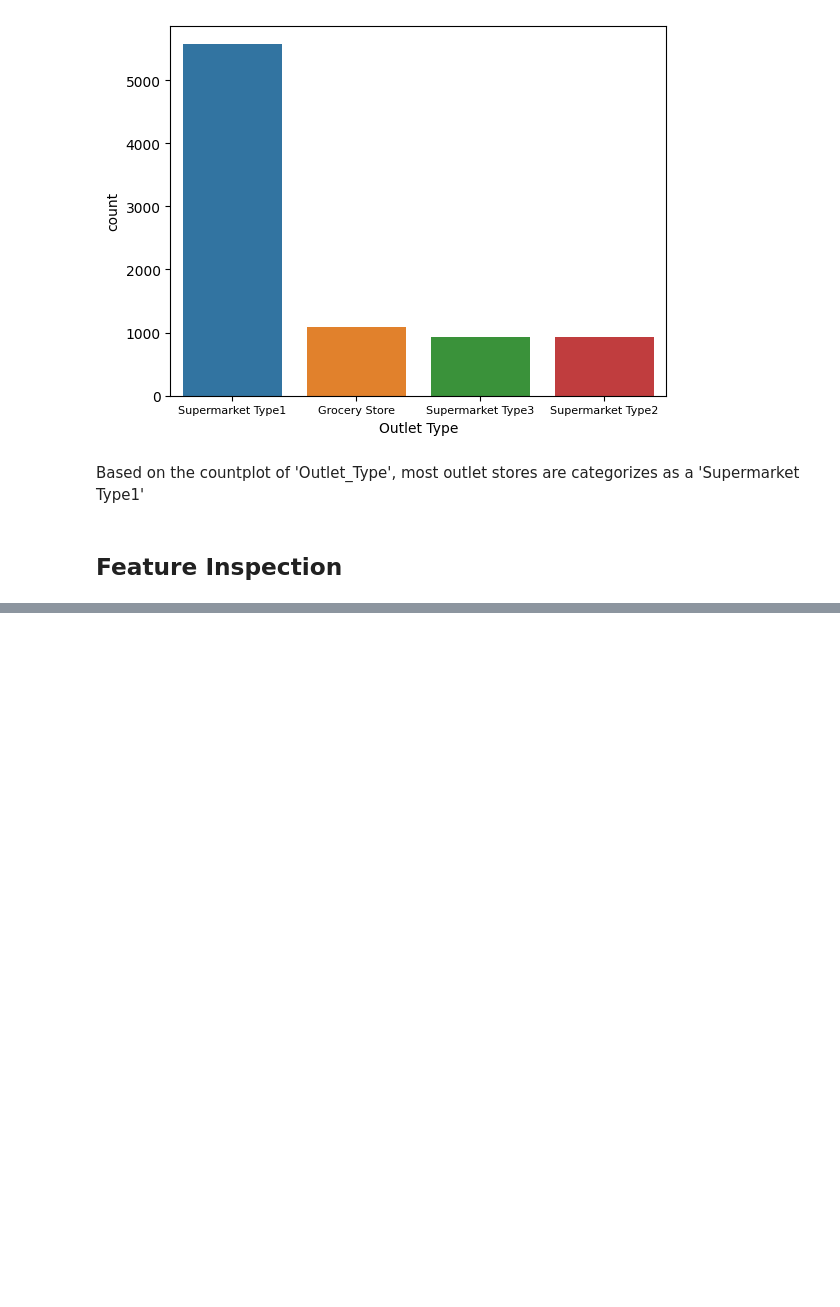
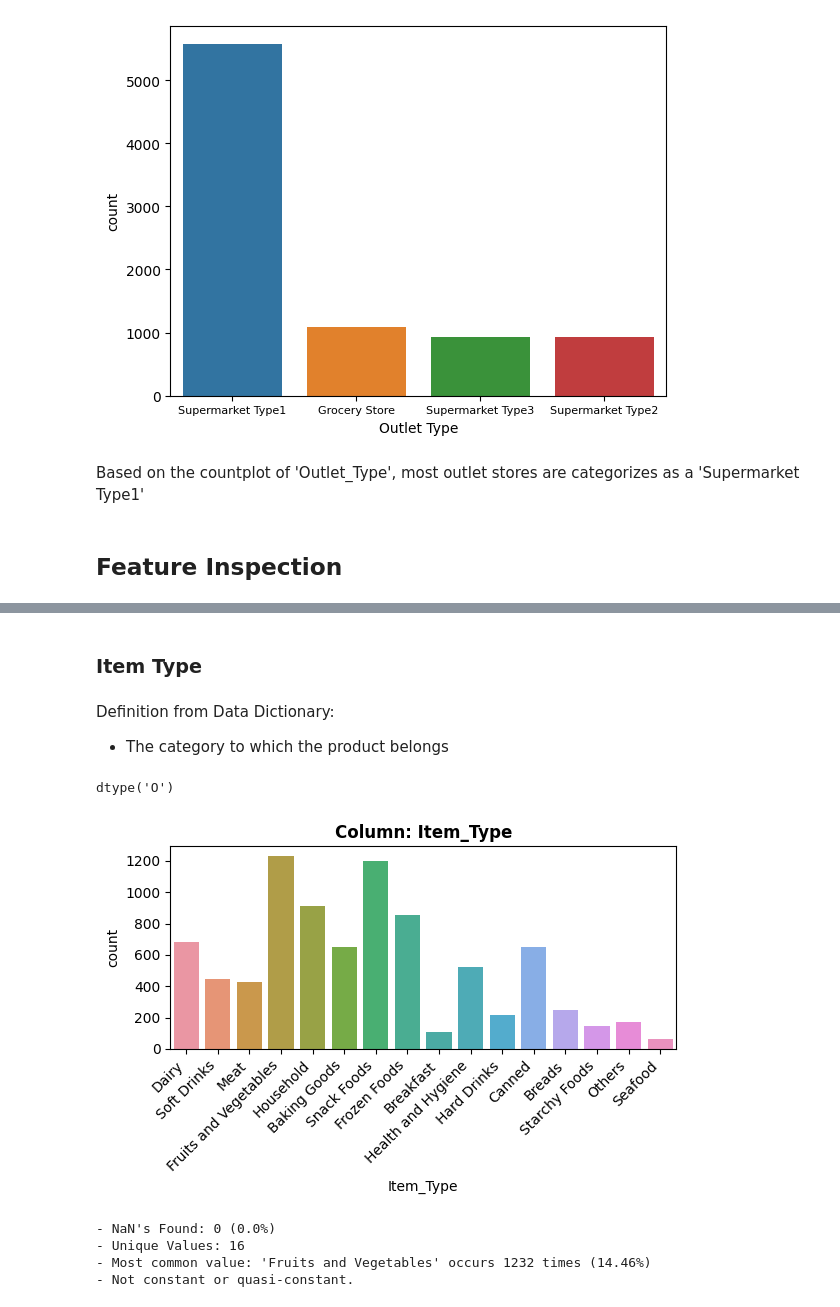
Before and after one commit to JoshTorre/Prediction-of-Product-Sales, a Jupyter notebook: Prediction_of_Product_Sales.ipynb, the cells around one changed output, grey strips where cells are left out. Saved outputs shown, nothing was run; the diff lists cells and outputs as text; code cells hidden in the pictures; blank space fills up the shorter version.

```diff
--- a/Prediction_of_Product_Sales.ipynb
+++ b/Prediction_of_Product_Sales.ipynb
@@ -590,0 +869,19 @@ In this section of the project, we will dig deeper into the data and prepare for
+# %% [markdown]
+### Item Type
+# %% [markdown]
+Definition from Data Dictionary:
+- The category to which the product belongs
+# %%
+# Confirming the dtype to select correct EDA function
+df1['Item_Type'].dtype
+# %% [output]
+dtype('O')
+# %%
+# Use function appropraite based on feature's dtype
+explore_categorical(df1, x = 'Item_Type');
+# %% [output]
+[figure, added]
+- NaN's Found: 0 (0.0%)
+- Unique Values: 16
+- Most common value: 'Fruits and Vegetables' occurs 1232 times (14.46%)
+- Not constant or quasi-constant.
```
Also changed, not shown: parts of 77 cells of this notebook.
